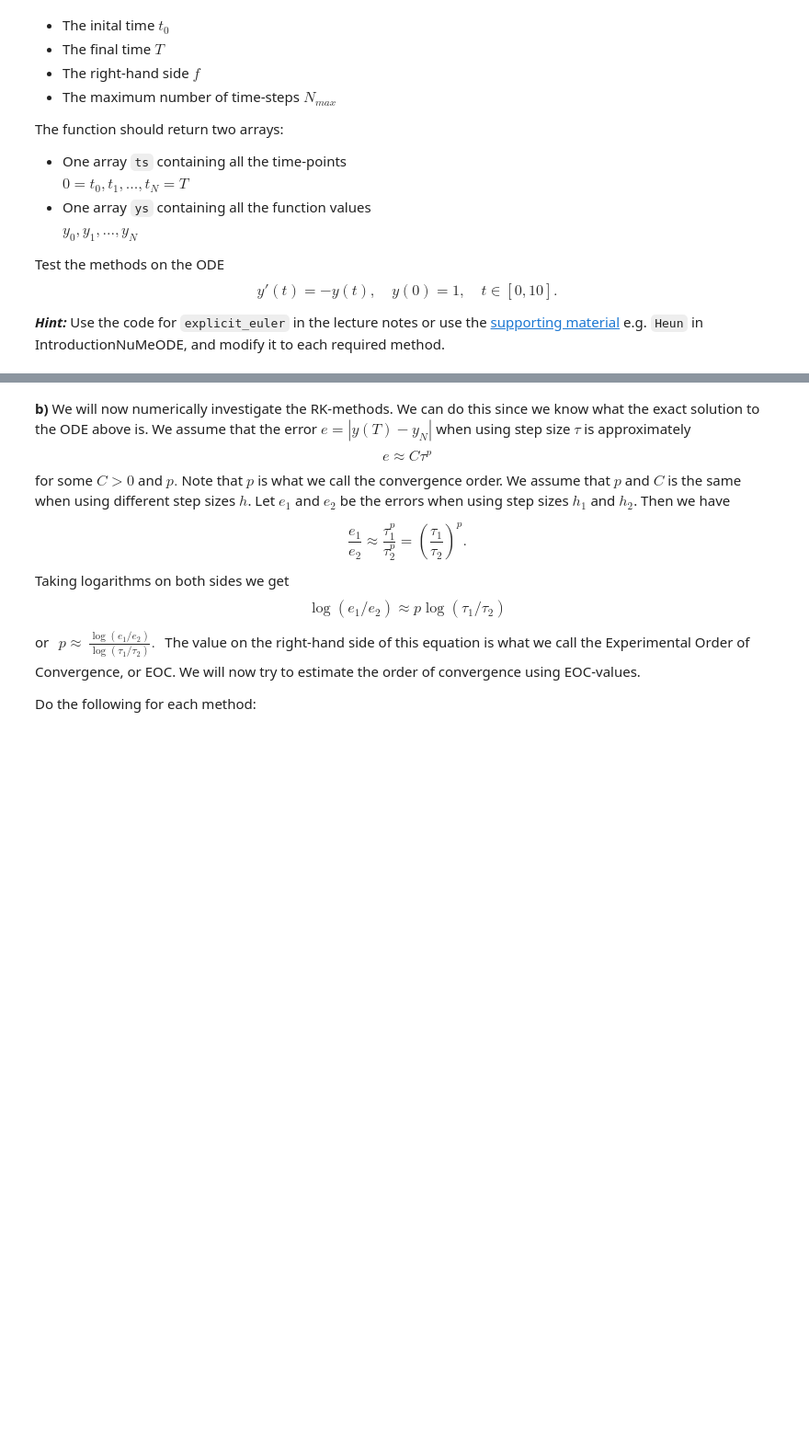
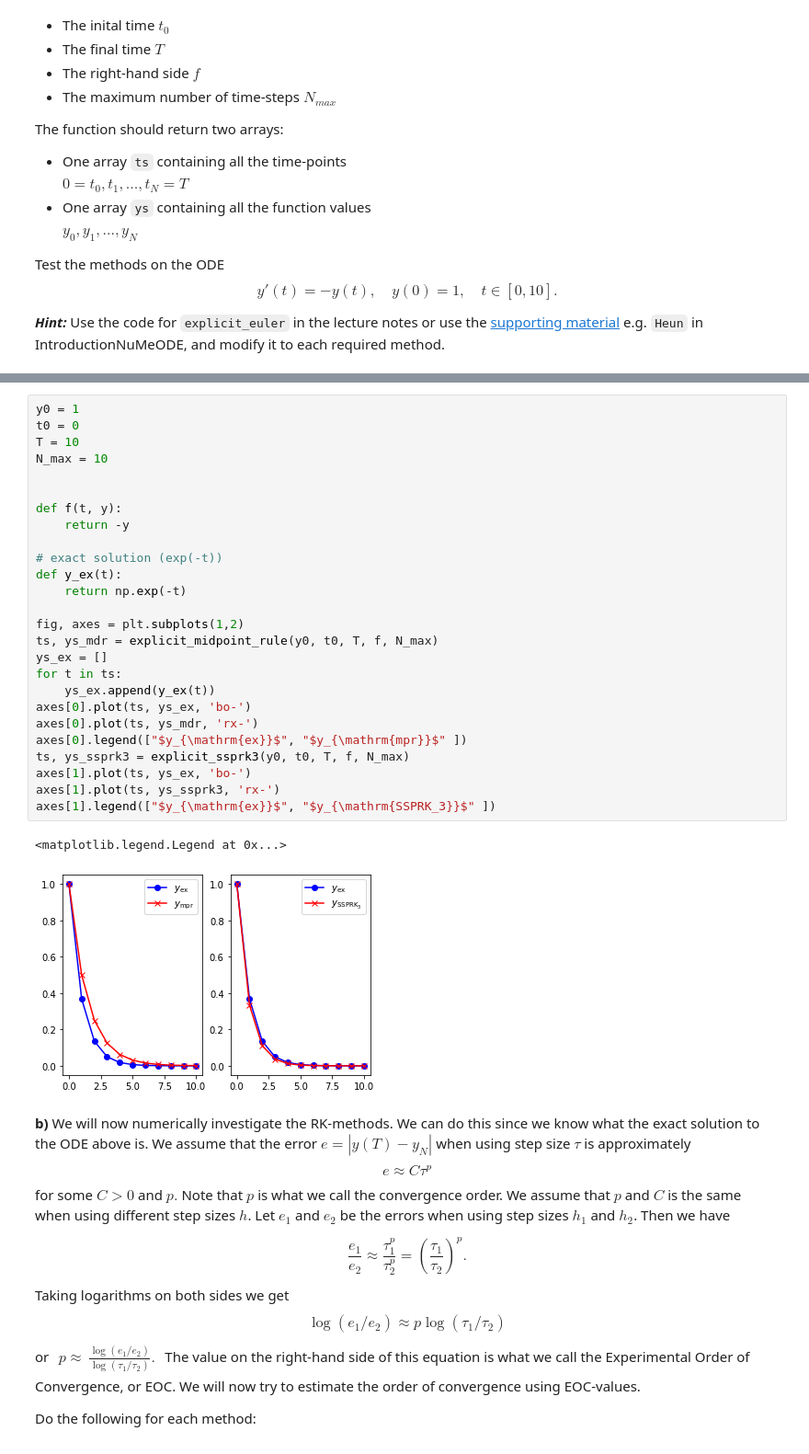
Before and after one commit to erlendps/NTNU, a Jupyter notebook: sem3/matte4d/oving6/21h_exercise_06.ipynb, the cells around one changed output, grey strips where cells are left out. Shown: that part at 92% size. Cells and saved outputs as stored; diff of their text form; blank space fills up the shorter version.

```diff
--- a/sem3/matte4d/oving6/21h_exercise_06.ipynb
+++ b/sem3/matte4d/oving6/21h_exercise_06.ipynb
@@ -147,3 +205,32 @@ _**Hint:**_ Use the code for `explicit_euler` in the lecture notes or use the [s
+# %%
+y0 = 1
+t0 = 0
+T = 10
+N_max = 10
+
+
+def f(t, y):
+    return -y
+
+# exact solution (exp(-t))
+def y_ex(t):
+    return np.exp(-t)
+
+fig, axes = plt.subplots(1,2)
+ts, ys_mdr = explicit_midpoint_rule(y0, t0, T, f, N_max)
+ys_ex = []
+for t in ts:
+    ys_ex.append(y_ex(t))
+axes[0].plot(ts, ys_ex, 'bo-')
+axes[0].plot(ts, ys_mdr, 'rx-')
+axes[0].legend(["$y_{\mathrm{ex}}$", "$y_{\mathrm{mpr}}$" ])
+ts, ys_ssprk3 = explicit_ssprk3(y0, t0, T, f, N_max)
+axes[1].plot(ts, ys_ex, 'bo-')
+axes[1].plot(ts, ys_ssprk3, 'rx-')
+axes[1].legend(["$y_{\mathrm{ex}}$", "$y_{\mathrm{SSPRK_3}}$" ])
+# %% [output]
+<matplotlib.legend.Legend at 0x...>
+[figure, added]
 # %% [markdown]
 **b)**
 We will now numerically investigate the RK-methods. We can do this since we know what the exact solution to the ODE above is. We assume that the error $e = |y(T) - y_N|$ when using step size $\tau$ is approximately
```
Also changed, not shown: parts of 2 cells of this notebook.
